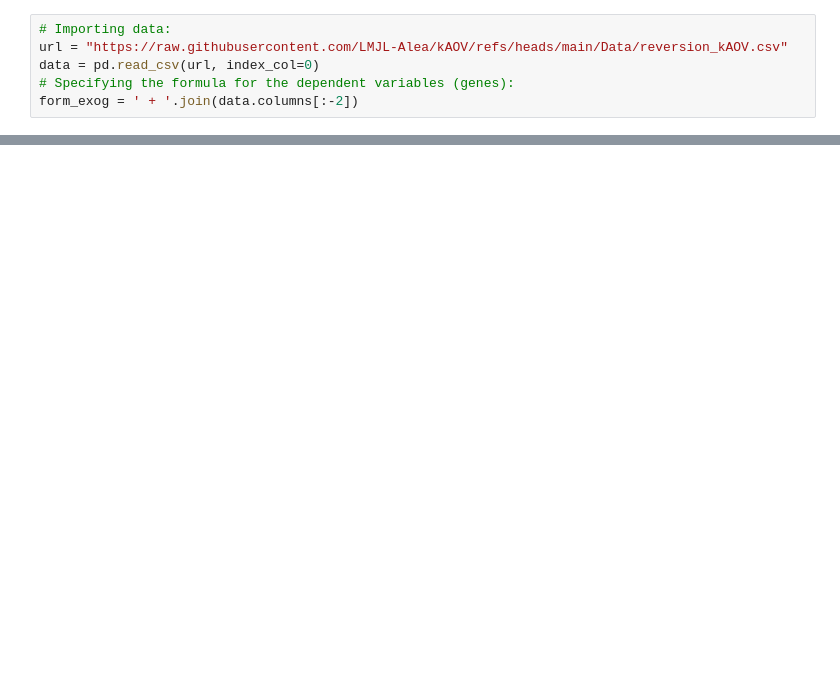
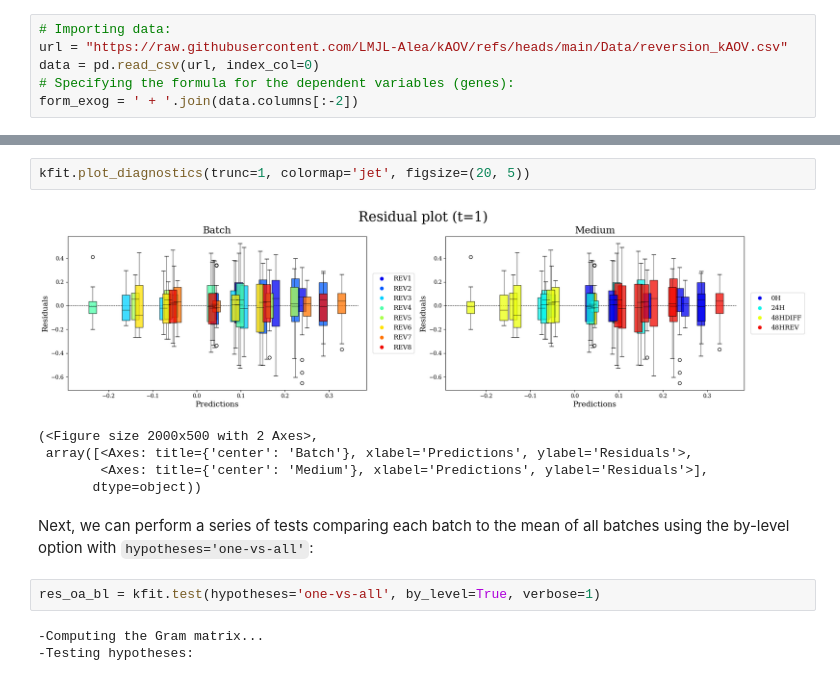
Before and after one commit to LMJL-Alea/kAOV, a Jupyter notebook: tutorial_kaov.ipynb, the cells around one changed output, grey strips where cells are left out. Cells and saved outputs as stored; diff of their text form; blank space fills up the shorter version.

```diff
--- a/tutorial_kaov.ipynb
+++ b/tutorial_kaov.ipynb
@@ -617,0 +134,15 @@ res_1_pw_bl.plot_influence(t1=1, t2=1, tests=[n for n, _ in res_1_pw_bl.hypothes
+# %%
+kfit.plot_diagnostics(trunc=1, colormap='jet', figsize=(20, 5))
+# %% [output]
+[figure, added]
+(<Figure size 2000x500 with 2 Axes>,
+ array([<Axes: title={'center': 'Batch'}, xlabel='Predictions', ylabel='Residuals'>,
+        <Axes: title={'center': 'Medium'}, xlabel='Predictions', ylabel='Residuals'>],
+       dtype=object))
+# %% [markdown]
+Next, we can perform a series of tests comparing each batch to the mean of all batches using the by-level option with `hypotheses='one-vs-all'`:
+# %%
+res_oa_bl = kfit.test(hypotheses='one-vs-all', by_level=True, verbose=1)
+# %% [output]
+-Computing the Gram matrix...
+-Testing hypotheses:
```
Also changed, not shown: parts of 80 cells of this notebook.
